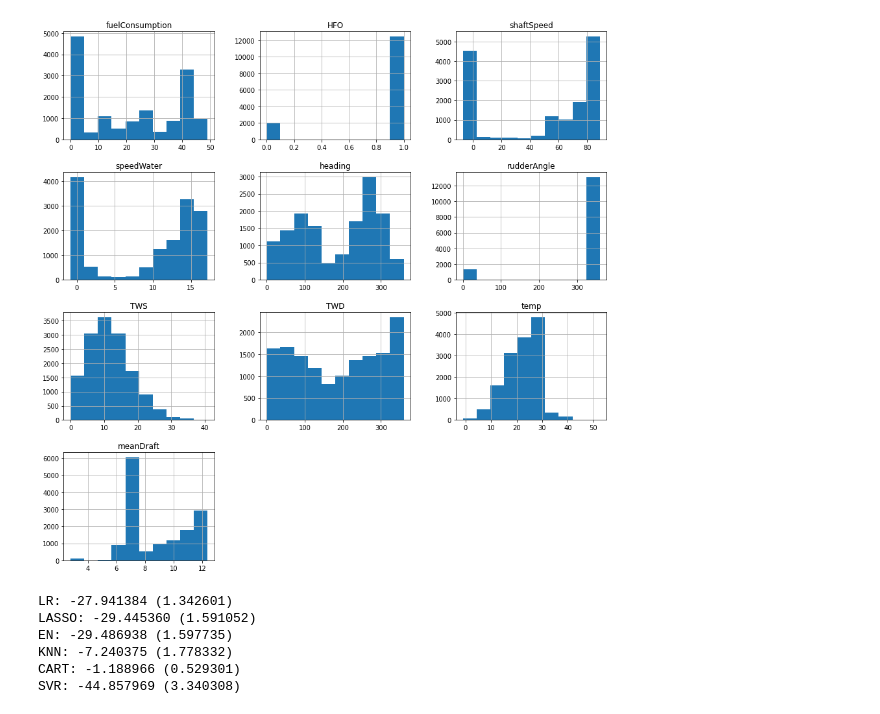
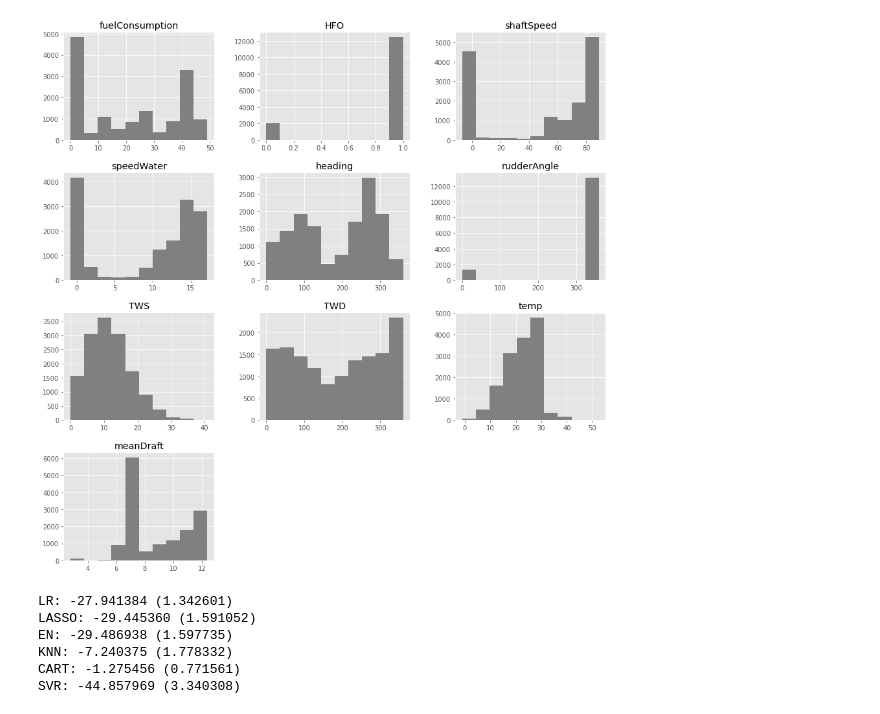
Before and after one commit to R-Sandhu/predict-ship-fuel-consumption, a Jupyter notebook: notebooks/01-model-training-and-evaluation-2021-02-17.ipynb, the cells around one changed output. Drawn from its saved outputs; the diff is of its cells as text; code cells hidden in the pictures.

```diff
--- a/notebooks/01-model-training-and-evaluation-2021-02-17.ipynb
+++ b/notebooks/01-model-training-and-evaluation-2021-02-17.ipynb
@@ -6,8 +24,9 @@ import seaborn as sns
 # %%
 %matplotlib inline
 plt.rcParams['figure.figsize'] = [15, 15]
+plt.style.use("ggplot")
 # %%
-filePath = '/Users/ranjeetsandhu/Documents/DataScience/Python/Projects_2021/shipFuelConsumption/predict-fuel-consumption/data/processed/final_features.csv'
+filePath = '../data/processed/final_features.csv'
 df = pd.read_csv(filePath, index_col='Time', parse_dates=True)
 # %%
 df.head()
@@ -20,6 +39,6 @@ df.head()
 | 2017-07-06 16:00:00 | 0.0 | 0.0 | 84.867446 | 15.723442 | 128.601049 | 358.864694 | 8.508143 | 300.737464 | 20.641539 | ... |
 | 2017-07-06 17:00:00 | 0.0 | 0.0 | 84.864535 | 15.692471 | 107.945165 | 358.951153 | 8.541664 | 302.903406 | 20.662176 | ... |
 # %%
-df.hist();
+df.hist(color='grey');
 # %% [output]
-[figure, old version]
+[figure, new version]
@@ -123,7 +70,7 @@ results = []
 names = []
 for name, model in models:
   kfold = KFold(n_splits=num_folds, random_state=seed, shuffle=True)
-  cv_results = cross_val_score(model, X_train, y_train, cv=kfold, scoring=scoring)
+  cv_results = cross_val_score(model, X_train, y_train, cv=kfold, scoring=scoring, n_jobs=14)
   results.append(cv_results)
   names.append(name)
   msg = "%s: %f (%f)" % (name, cv_results.mean(), cv_results.std())
@@ -133,7 +80,7 @@ LR: -27.941384 (1.342601)
 LASSO: -29.445360 (1.591052)
 EN: -29.486938 (1.597735)
 KNN: -7.240375 (1.778332)
-CART: -1.188966 (0.529301)
+CART: -1.275456 (0.771561)
 SVR: -44.857969 (3.340308)
 # %%
 # Compare Algorithms
```
Also changed, not shown: parts of 34 cells of this notebook, 3 other files.
